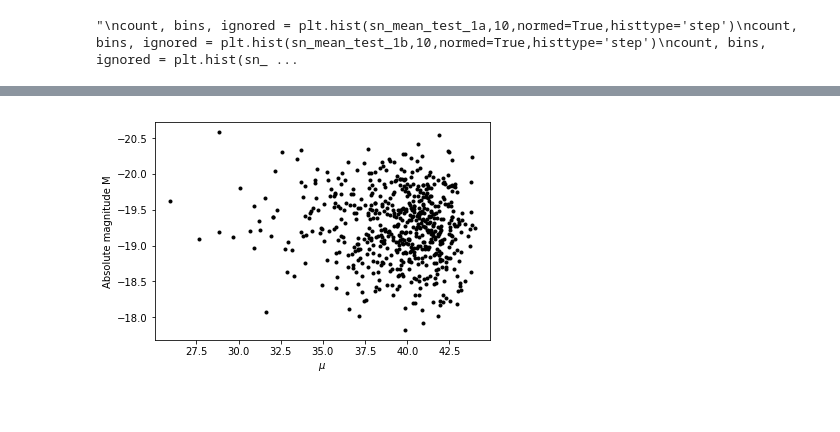
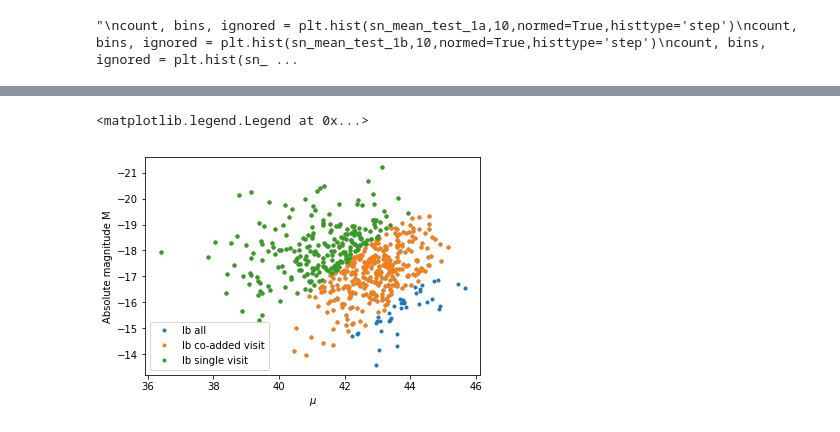
Before and after one commit to AnnaOG/1500-Work, a Jupyter notebook: Abs_Mag_Distribution_updated.ipynb, the cells around one changed output, grey strips where cells are left out. Cells and saved outputs as stored; diff of their text form; code cells hidden in the pictures.

```diff
--- a/Abs_Mag_Distribution_updated.ipynb
+++ b/Abs_Mag_Distribution_updated.ipynb
@@ -209,4 +223,4 @@ count, bins, ignored = plt.hist(zgrid,50,normed=True)
 i=0
 Mz_1a=np.zeros(shape=(600,2))
 for i in range(len(M_1a)):
-    Mz_1a[i]=[M_1a[i],zgrid[i]]
+    Mz_1a[i]=[M_1a[i],zgrid1a[i]]
@@ -226,0 +279,8 @@ mdist_1a = M_1a + 5.0*np.log10(d_L)+25.0
+# %%
+mdist_1a = M_1a + 5.0*np.log10(d_L)+25.0
+mdist_1b = M_1b + 5.0*np.log10(d_L1b)+25.0
+mdist_1c = M_1c + 5.0*np.log10(d_L1c)+25.0
+mdist_2b = M_2b + 5.0*np.log10(d_L2b)+25.0
+mdist_2l = M_2l + 5.0*np.log10(d_L2l)+25.0
+mdist_2n = M_2n + 5.0*np.log10(d_L2n)+25.0
+mdist_2p = M_2p + 5.0*np.log10(d_L2p)+25.0
@@ -238,0 +333,24 @@ mu=mdist_1a-M_1a
+# %%
+mu1a=mdist_1a_cut-M_1a[w1a]
+mu1b=mdist_1b_cut-M_1b[w1b]
+mu1c=mdist_1c_cut-M_1c[w1c]
+mu2b=mdist_2b_cut-M_2b[w2b]
+mu2l=mdist_2l_cut-M_2l[w2l]
+mu2n=mdist_2n_cut-M_2n[w2n]
+mu2p=mdist_2p_cut-M_2p[w2p]
+
+mu1a_add=mdist_1a_cut_add-M_1a[w1a_add]
+mu1b_add=mdist_1b_cut_add-M_1b[w1b_add]
+mu1c_add=mdist_1c_cut_add-M_1c[w1c_add]
+mu2b_add=mdist_2b_cut_add-M_2b[w2b_add]
+mu2l_add=mdist_2l_cut_add-M_2l[w2l_add]
+mu2n_add=mdist_2n_cut_add-M_2n[w2n_add]
+mu2p_add=mdist_2p_cut_add-M_2p[w2p_add]
+
+mu1a_og=mdist_1a-M_1a
+mu1b_og=mdist_1b-M_1b
+mu1c_og=mdist_1c-M_1c
+mu2b_og=mdist_2b-M_2b
+mu2l_og=mdist_2l-M_2l
+mu2n_og=mdist_2n-M_2n
+mu2p_og=mdist_2p-M_2p
@@ -239,9 +370,12 @@ mu=mdist_1a-M_1a
 # %%
-plt.plot(mu,M_1a,'k.')
+plt.plot(mu1b_og,M_1b,'.',label='Ib all')
+plt.plot(mu1b_add,M_1b[w1b_add],'.',label='Ib co-added visit')
+plt.plot(mu1b,M_1b[w1b],'.',label='Ib single visit')
 ax = plt.gca()
 ax.set_ylim(ax.get_ylim()[::-1])
 plt.xlabel(r'$\mu$')
 plt.ylabel('Absolute magnitude M')
-plt.savefig('mu_v_absmag.png')
+plt.legend()
 # %% [output]
+<matplotlib.legend.Legend at 0x...>
-[figure, old version]
+[figure, new version]
```
Also changed, not shown: parts of 29 cells of this notebook, 1 other file.
